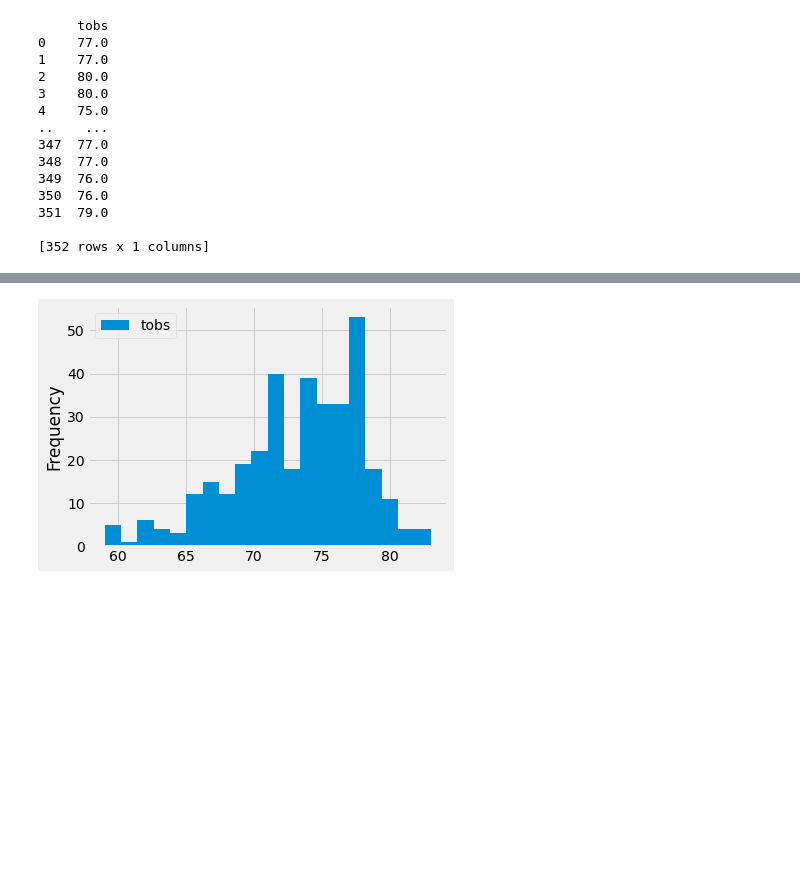
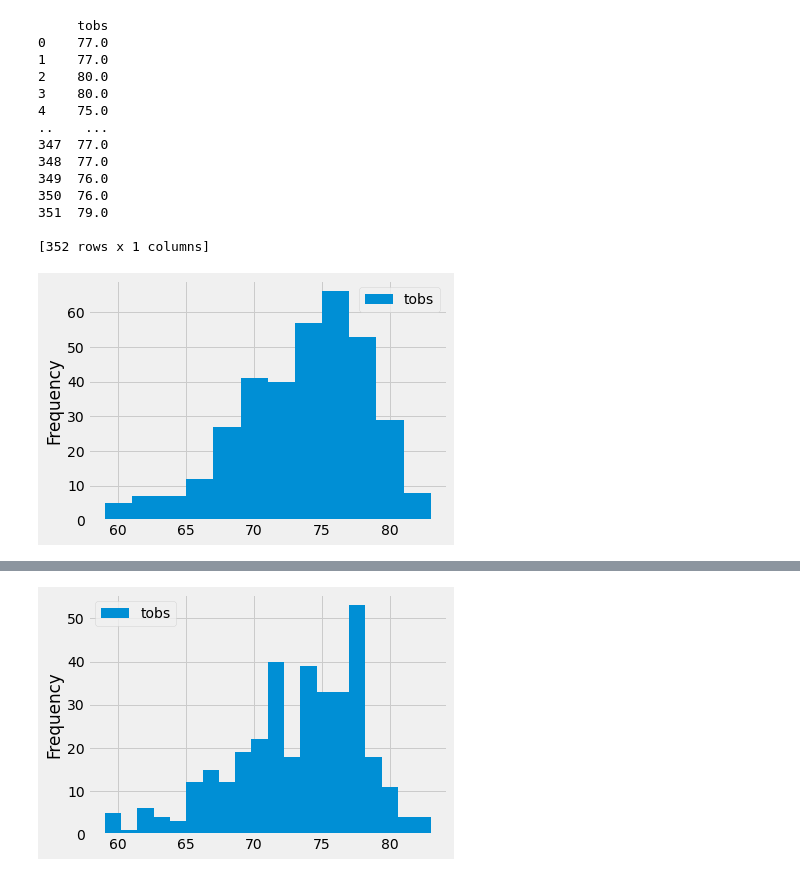
Before and after one commit to elliottdanielp/surfs_up, a Jupyter notebook: climate_analysis.ipynb, the cells around one changed output, grey strips where cells are left out. Saved outputs shown, nothing was run; the diff lists cells and outputs as text; code cells hidden in the pictures; blank space fills up the shorter version.

```diff
--- a/climate_analysis.ipynb
+++ b/climate_analysis.ipynb
@@ -181,3 +181,9 @@ print(df)
 351  79.0
 
 [352 rows x 1 columns]
+# %%
+df.plot.hist(bins=12)
+
+plt.tight_layout()
+# %% [output]
+[figure, added]
```
Also changed, not shown: parts of 1 cell of this notebook.
